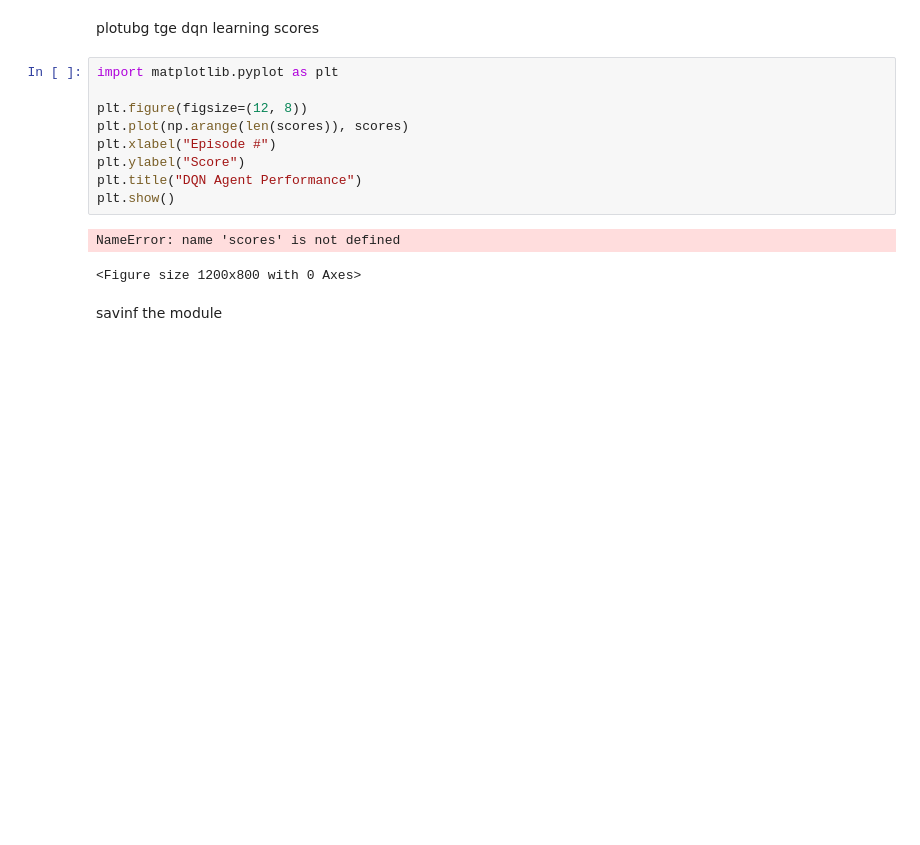
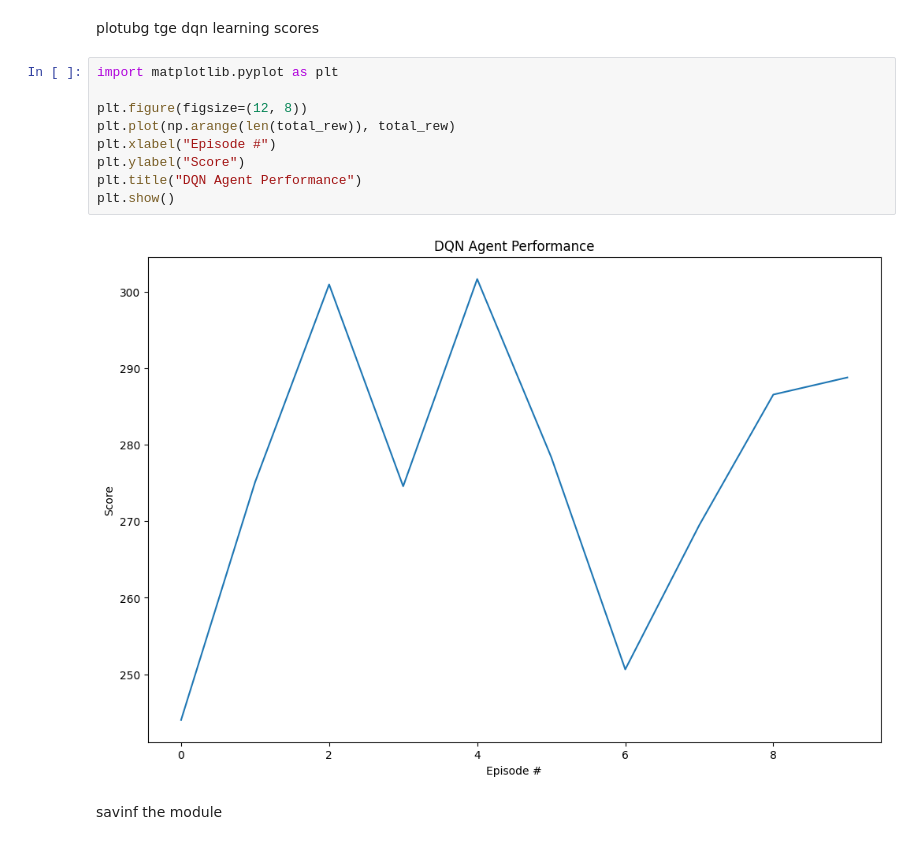
Before and after one commit to Saxermi/rl_lunar_landing, a Jupyter notebook: DQN_lands_on_the_moon.ipynb, the cells around one changed output. Cells and saved outputs as stored; diff of their text form; blank space fills up the shorter version.

```diff
--- a/DQN_lands_on_the_moon.ipynb
+++ b/DQN_lands_on_the_moon.ipynb
@@ -436,15 +436,14 @@ plotubg tge dqn learning scores
 # %%
 import matplotlib.pyplot as plt
 
 plt.figure(figsize=(12, 8))
-plt.plot(np.arange(len(scores)), scores)
+plt.plot(np.arange(len(total_rew)), total_rew)
 plt.xlabel("Episode #")
 plt.ylabel("Score")
 plt.title("DQN Agent Performance")
 plt.show()
 # %% [output]
-NameError: name 'scores' is not defined
-<Figure size 1200x800 with 0 Axes>
+[figure, added]
 # %% [markdown]
 savinf the module
 # %%
```
Also changed, not shown: parts of 6 cells of this notebook, 10 other files.
